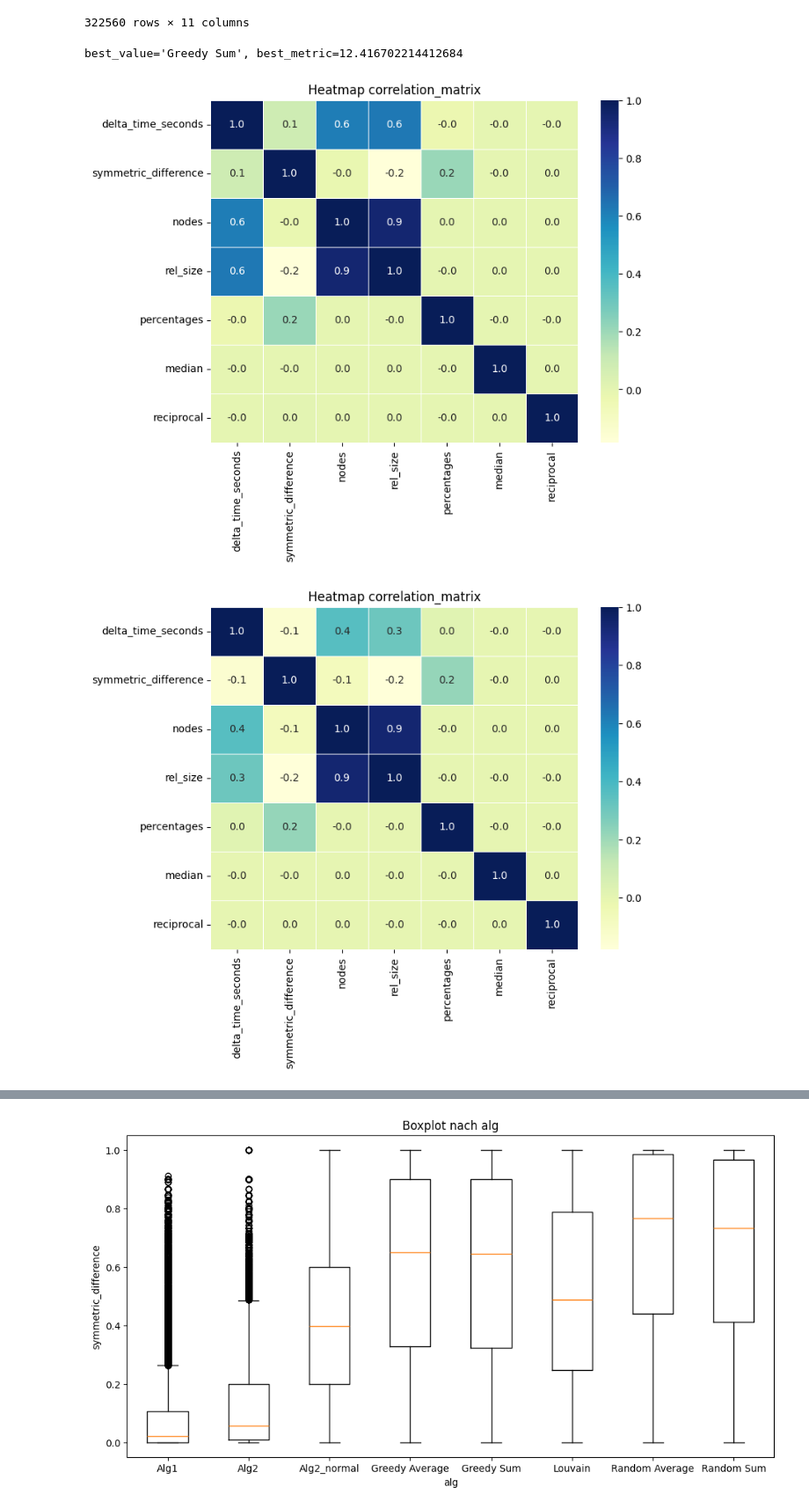
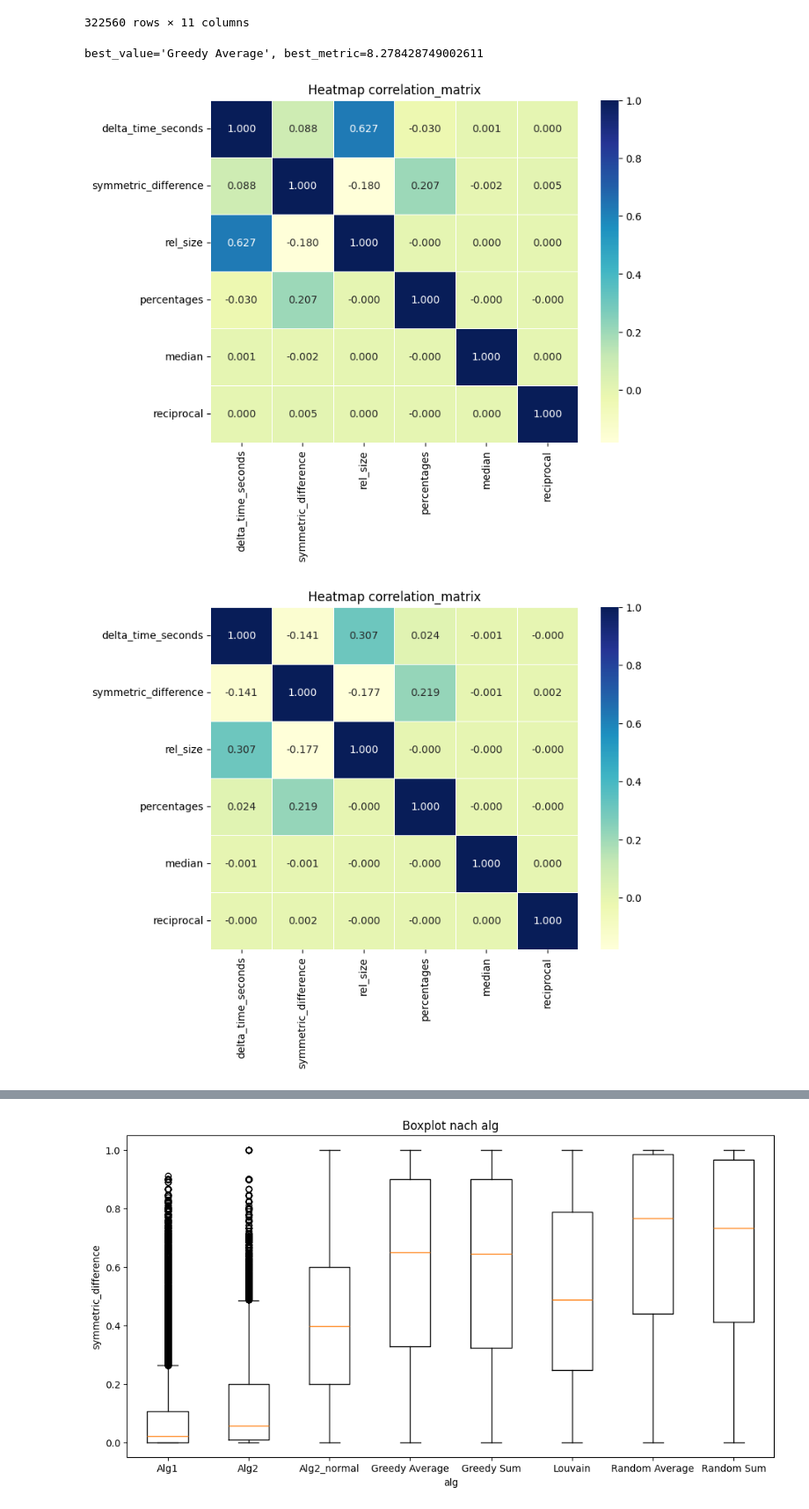
Before and after one commit to MaxOmlor/GraphentheoPraktikum, a Jupyter notebook: data_vis/wp1_benchmark.ipynb, the cells around one changed output, grey strips where cells are left out. Shown at 88% size. Saved outputs shown, nothing was run; the diff lists cells and outputs as text; code cells hidden in the pictures.

```diff
--- a/data_vis/wp1_benchmark.ipynb
+++ b/data_vis/wp1_benchmark.ipynb
@@ -552,22 +563,24 @@ def correlation_search(df, search_col, col_subset=None):
 
     return best_value, best_metric, best_correlation_matrix
 # %%
-col_subset = ['delta_time_seconds', 'symmetric_difference', 'nodes', 'rel_size', 'percentages', 'median', 'reciprocal']
-best_value, best_metric, best_correlation_matrix = correlation_search(df, 'alg', col_subset)
-print(f'{best_value=}, {best_metric=}')
-plt.figure(figsize=(8,6))
-sns.heatmap(best_correlation_matrix, annot=True, cmap='YlGnBu', fmt=".1f", linewidths=.5)
-plt.title(f'Heatmap correlation_matrix')
-plt.show()
+# # col_subset = ['delta_time_seconds', 'symmetric_difference', 'nodes', 'rel_size', 'percentages', 'median', 'reciprocal']
+# col_subset = ['delta_time_seconds', 'symmetric_difference', 'rel_size', 'percentages', 'median', 'reciprocal']
+# best_value, best_metric, best_correlation_matrix = correlation_search(df, 'alg', col_subset)
+# print(f'{best_value=}, {best_metric=}')
+# plt.figure(figsize=(8,6))
+# sns.heatmap(best_correlation_matrix, annot=True, cmap='YlGnBu', fmt=".3f", linewidths=.5)
+# plt.title(f'Heatmap correlation_matrix')
+# plt.show()
 # %% [output]
-best_value='Greedy Sum', best_metric=12.416702214412684
+best_value='Greedy Average', best_metric=8.278428749002611
-[figure, old version]
+[figure, new version]
 # %%
-# df_filtered = df[df['alg'] == 'Louvain']
+# df_filtered = df[df['nodes'] == 20]
 df_filtered = df
-df_subset = df_filtered[['delta_time_seconds', 'symmetric_difference', 'nodes', 'rel_size', 'percentages', 'median', 'reciprocal']]
+# df_subset = df_filtered[['delta_time_seconds', 'symmetric_difference', 'nodes', 'rel_size', 'percentages', 'median', 'reciprocal']]
+df_subset = df_filtered[['delta_time_seconds', 'symmetric_difference', 'rel_size', 'percentages', 'median', 'reciprocal']]
 plot_correlation_matrix(df_subset)
 # %% [output]
-[figure, old version]
+[figure, new version]
 # %%
 # scatterplot_matrix(df, color_column='alg')
```
Also changed, not shown: parts of 18 cells of this notebook, 3 other files.
